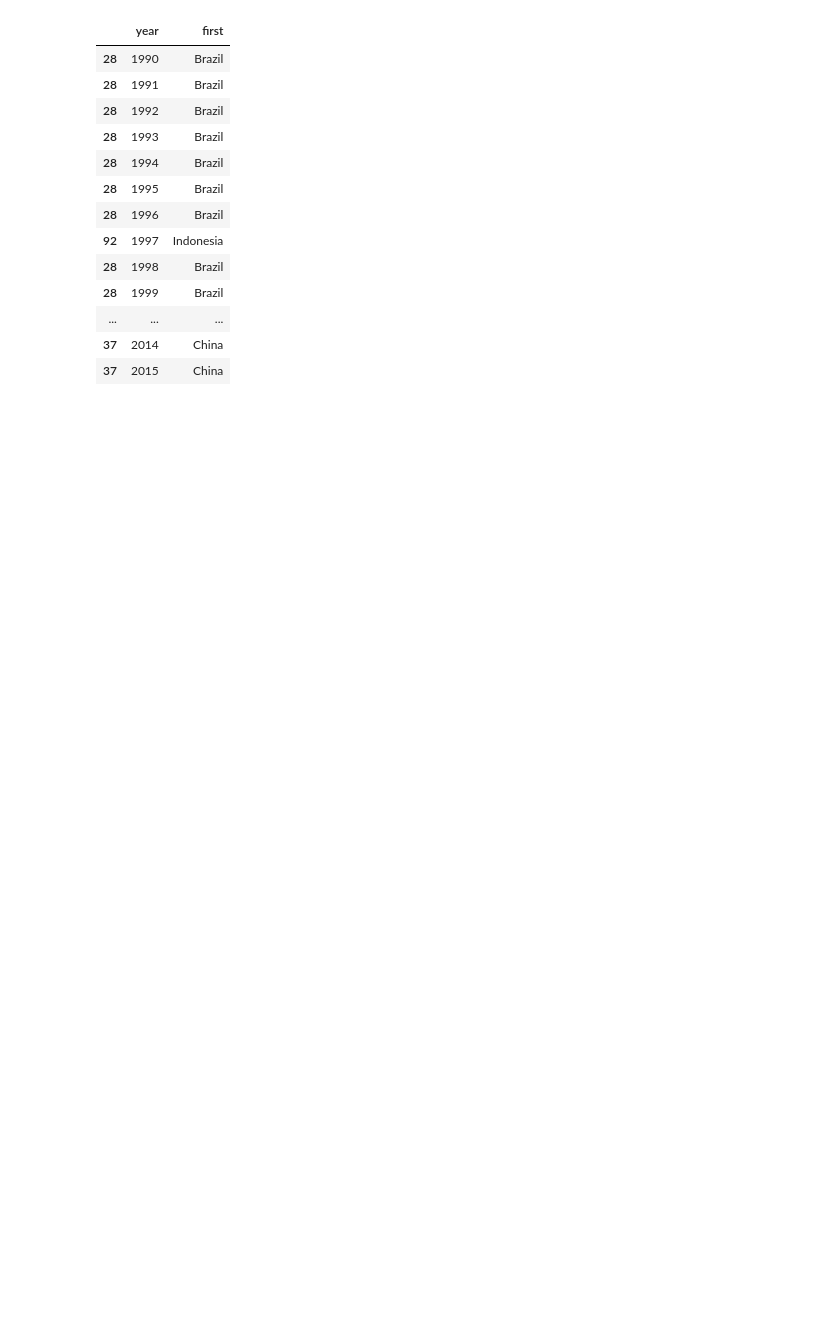
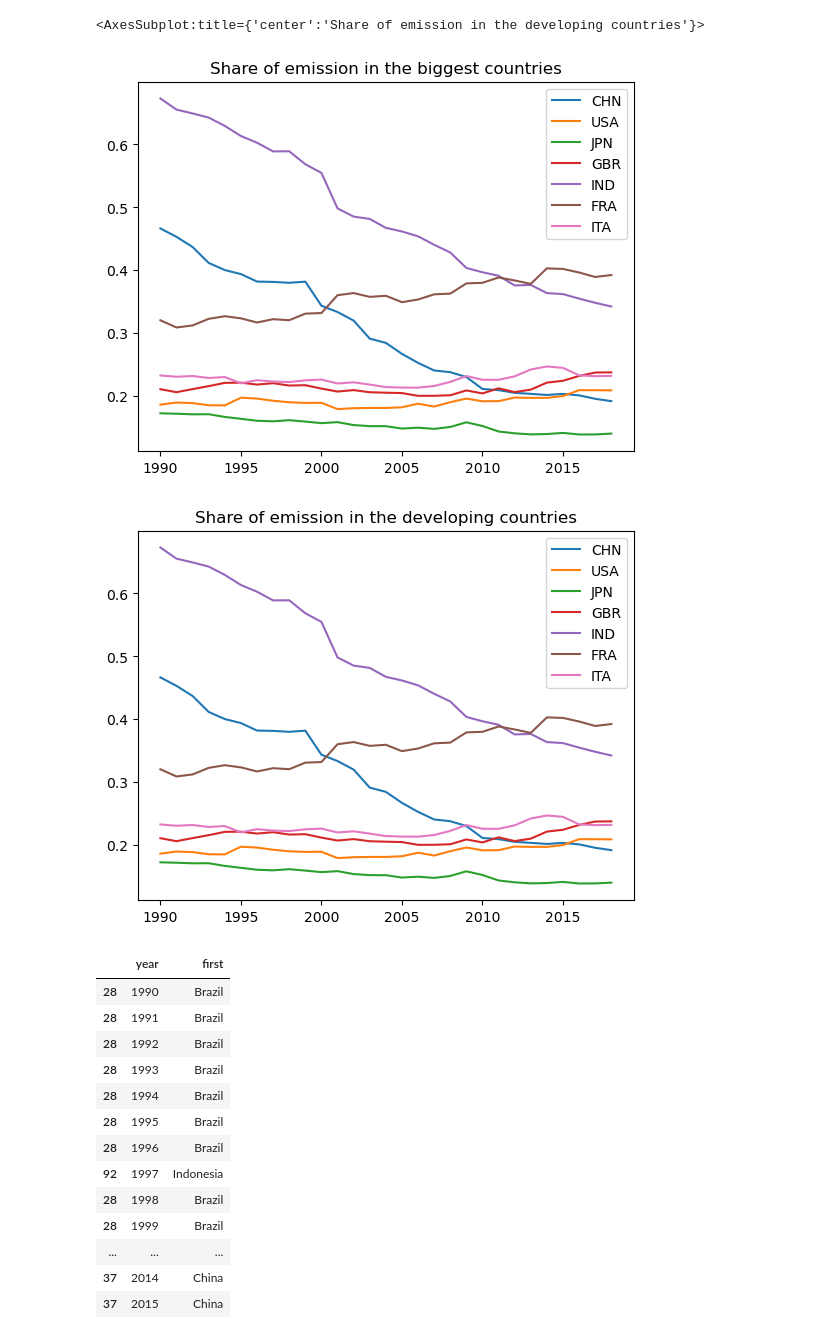
Before and after one commit to RichardMEN11/tou-orientation-challenge, a Jupyter notebook: edgar.ipynb, the cells around one changed output. Drawn from its saved outputs; the diff is of its cells as text; code cells hidden in the pictures; blank space fills up the shorter version.

Commit message:
feat: add share cal in biggest and developing economies

```diff
--- a/edgar.ipynb
+++ b/edgar.ipynb
@@ -20,3 +1,43 @@
+# %%
+df_edgar_shares = pd.read_csv('input/food-system-shares.csv', sep=";", decimal=',')
+
+df = df_edgar_shares.astype({'Country_code_A3': 'string'})
+
+biggest_economies = ['CHN', 'USA', 'JPN', 'GBR', 'IND', 'FRA', 'ITA']
+developing_economies = ['BGD', 'VNM', 'MMR', 'TKM', 'UZB', 'BTN', 'LAO']
+
+def getPlotData(code):
+   tmp_data = df[df['Country_code_A3'] == code]
+   changed_axis = tmp_data.swapaxes("index", "columns")
+   return changed_axis[tmp_data.index.to_list()[0]]
+
+data_frame = {}
+developing_economies_frame = {}
+
+for economie in biggest_economies:
+    data = getPlotData(economie)
+    data_frame[economie] = data
+
+for economie in biggest_economies:
+    data = getPlotData(economie)
+    developing_economies_frame[economie] = data
+
+
+x = ['1990', '1991', '1992', '1993', '1994', '1995',
+       '1996', '1997', '1998', '1999', '2000', '2001', '2002', '2003', '2004',
+       '2005', '2006', '2007', '2008', '2009', '2010', '2011', '2012', '2013',
+       '2014', '2015', '2016', '2017', '2018']
+
+
+data = pd.DataFrame(data_frame, index=x)
+data_developing = pd.DataFrame(developing_economies_frame, index=x)
+
+data.plot(title="Share of emission in the biggest countries")
+data_developing.plot(title="Share of emission in the developing countries")
+# %% [output]
+<AxesSubplot:title={'center':'Share of emission in the developing countries'}>
+[figure, added]
+[figure, added]
 # %%
 smallest_submission_per_year = {
        'year': years,
```
Also changed, not shown: parts of 1 cell of this notebook, 3 other files.
